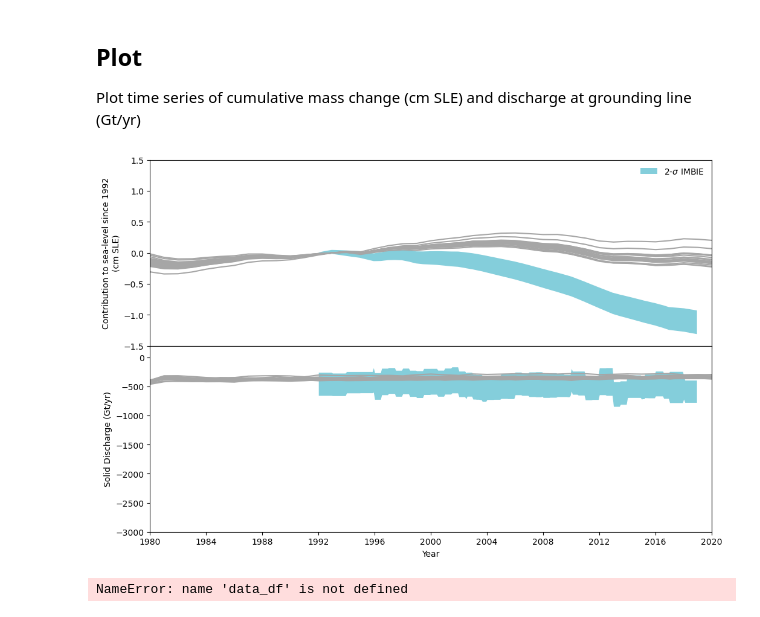
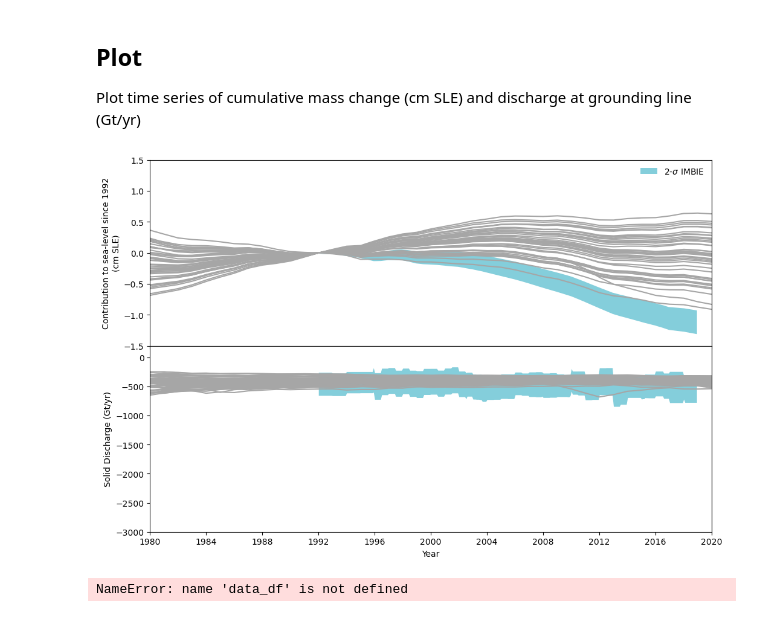
Before and after one commit to pism/pism-ragis, a Jupyter notebook: notebooks/ragis_scalar.ipynb, the cells around one changed output. Saved outputs shown, nothing was run; the diff lists cells and outputs as text; code cells hidden in the pictures.

```diff
--- a/notebooks/ragis_scalar.ipynb
+++ b/notebooks/ragis_scalar.ipynb
@@ -69,10 +49,6 @@ bg_color = "w"
 
 sim_color = "#882255"
 imbie_color = "#84cedb"
-
-
-def normalize_by_date(ds, varname="limnsw", date="1992-1-1"):
-    return ds[varname] - ds.sel(time="1992-1-1", method="nearest")[varname]
 
 kg2cmsle = 1 / 1e12 * 1.0 / 362.5 / 10.0
 gt2cmsle = 1 / 362.5 / 10.0
@@ -83,42 +59,41 @@ fig, axs = plt.subplots(nrows=2, ncols=1, sharex="col", figsize=(12, 8))
 fig.subplots_adjust(wspace=0.0, hspace=0.0)
 
 for id, ens in df.groupby(by="id"):
-    if len(ens) > 13:
-        axs[0].plot(ens["time"], (ens["limnsw (kg)"] - ens["limnsw (kg)"][13]) * kg2cmsle, color="0.65" )
-        axs[1].plot(ens["time"], (ens["grounding_line_flux (Gt year-1)"]), color="0.65" )
-
+    norm_year = ens[ens["Year"] == 1992]
+    axs[0].plot(ens["time"], (ens["limnsw (kg)"] - norm_year["limnsw (kg)"].values) * kg2cmsle, color="0.65" )
+    axs[1].plot(ens["time"], (ens["grounding_line_flux (Gt year-1)"]), color="0.65" )
 
 
 axs[0].fill_between(imbie["Date"],
                     (imbie["Mass (Gt)"] + sigma * imbie["Mass uncertainty (Gt)"]) * gt2cmsle,
                     (imbie["Mass (Gt)"] - sigma * imbie["Mass uncertainty (Gt)"]) / 362.5 / 10.0,
                     ls="solid", lw=0, alpha=1, color=imbie_color, label="2-$\sigma$ IMBIE")
 axs[1].fill_between(imbie["Date"],
                     (imbie["D (Gt/yr)"] + sigma * imbie["D uncertainty (Gt/yr)"]),
                     (imbie["D (Gt/yr)"] - sigma * imbie["D uncertainty (Gt/yr)"]),
                     ls="solid", lw=0, alpha=1, color=imbie_color)
 
 
 
 fig.set_facecolor(bg_color)
 for ax in axs:
     ax.set_facecolor(bg_color)
 fig.set_facecolor(bg_color)
 
 
 axs[0].set_xlabel("")
 axs[0].set_ylabel("Contribution to sea-level since 1992\n(cm SLE)")
 axs[1].set_xlabel("Year")
 axs[1].set_ylabel("Solid Discharge (Gt/yr)")
 axs[0].set_xlim(pd.to_datetime("1980-1-1"), pd.to_datetime("2020-1-1"))
 axs[0].set_ylim(-1.5, 1.5)
 axs[1].set_ylim(-3000, 200)
 legend = axs[0].legend()
 legend.get_frame().set_linewidth(0.0)
 legend.get_frame().set_alpha(0.0)
 fig.savefig(f"ragis-{lhs}_scalar.pdf")
 # %% [output]
-[figure, old version]
+[figure, new version]
 # %%
 def resample_ensemble_by_data(
     observed,
```
Also changed, not shown: parts of 20 cells of this notebook, 4 other files.
